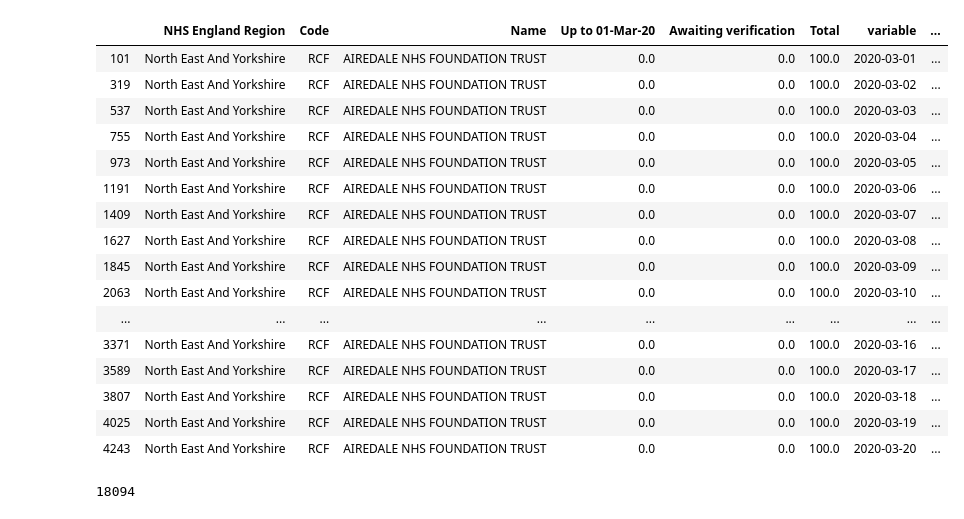
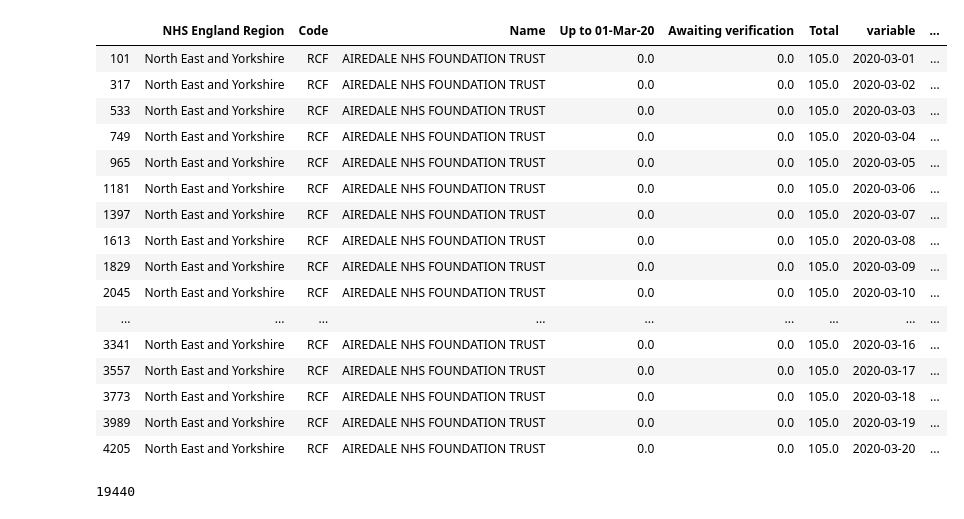
Before and after one commit to RobinL/covid_nhs_trusts, a Jupyter notebook: covid_nhs_england.ipynb, the cells around one changed output. Saved outputs shown, nothing was run; the diff lists cells and outputs as text; code cells hidden in the pictures.

```diff
--- a/covid_nhs_england.ipynb
+++ b/covid_nhs_england.ipynb
@@ -4,46 +4,48 @@ import datetime
 pd.options.display.max_rows = 100
 # %%
 df = pd.read_excel("https://www.england.nhs.uk/statistics/wp-content/uploads/sites/2/2020/05/COVID-19-total-announced-deaths-23-May-2020.xlsx", sheet_name="Tab4 Deaths by trust", skiprows=15, usecols="B:EA")
+df = pd.read_excel("https://www.england.nhs.uk/statistics/wp-content/uploads/sites/2/2020/05/COVID-19-total-announced-deaths-30-May-2020.xlsx", sheet_name="Tab4 Deaths by trust", skiprows=15, usecols="B:EA")
+
 cols = list(df.columns)
 cols = [c for c in cols if "Unnamed:" not in str(c)]
 df = df[cols]
 
 df = df.loc[:, "NHS England Region":"Total"]
 df = df.iloc[2:, :]
 
 
 
 dt_cols = [c for c in cols if type(c) == datetime.datetime]
 other_cols = [c for c in cols if type(c) != datetime.datetime]
 
 df = df.melt(id_vars = other_cols, value_vars=dt_cols)
 
 
 df = df.sort_values(["Name", "variable"])
 df["rs"] = df.groupby('Name')['value'].rolling(7).sum().reset_index(0,drop=True)
 df.head(20)
 # %% [output]
 |  | NHS England Region | Code | Name | Up to 01-Mar-20 | Awaiting verification | Total | variable | ... |
-| 101 | North East And Yorkshire | RCF | AIREDALE NHS FOUNDATION TRUST | 0.0 | 0.0 | 100.0 | 2020-03-01 | ... |
-| 319 | North East And Yorkshire | RCF | AIREDALE NHS FOUNDATION TRUST | 0.0 | 0.0 | 100.0 | 2020-03-02 | ... |
-| 537 | North East And Yorkshire | RCF | AIREDALE NHS FOUNDATION TRUST | 0.0 | 0.0 | 100.0 | 2020-03-03 | ... |
-| 755 | North East And Yorkshire | RCF | AIREDALE NHS FOUNDATION TRUST | 0.0 | 0.0 | 100.0 | 2020-03-04 | ... |
-| 973 | North East And Yorkshire | RCF | AIREDALE NHS FOUNDATION TRUST | 0.0 | 0.0 | 100.0 | 2020-03-05 | ... |
-| 1191 | North East And Yorkshire | RCF | AIREDALE NHS FOUNDATION TRUST | 0.0 | 0.0 | 100.0 | 2020-03-06 | ... |
-| 1409 | North East And Yorkshire | RCF | AIREDALE NHS FOUNDATION TRUST | 0.0 | 0.0 | 100.0 | 2020-03-07 | ... |
-| 1627 | North East And Yorkshire | RCF | AIREDALE NHS FOUNDATION TRUST | 0.0 | 0.0 | 100.0 | 2020-03-08 | ... |
-| 1845 | North East And Yorkshire | RCF | AIREDALE NHS FOUNDATION TRUST | 0.0 | 0.0 | 100.0 | 2020-03-09 | ... |
-| 2063 | North East And Yorkshire | RCF | AIREDALE NHS FOUNDATION TRUST | 0.0 | 0.0 | 100.0 | 2020-03-10 | ... |
+| 101 | North East and Yorkshire | RCF | AIREDALE NHS FOUNDATION TRUST | 0.0 | 0.0 | 105.0 | 2020-03-01 | ... |
+| 317 | North East and Yorkshire | RCF | AIREDALE NHS FOUNDATION TRUST | 0.0 | 0.0 | 105.0 | 2020-03-02 | ... |
+| 533 | North East and Yorkshire | RCF | AIREDALE NHS FOUNDATION TRUST | 0.0 | 0.0 | 105.0 | 2020-03-03 | ... |
+| 749 | North East and Yorkshire | RCF | AIREDALE NHS FOUNDATION TRUST | 0.0 | 0.0 | 105.0 | 2020-03-04 | ... |
+| 965 | North East and Yorkshire | RCF | AIREDALE NHS FOUNDATION TRUST | 0.0 | 0.0 | 105.0 | 2020-03-05 | ... |
+| 1181 | North East and Yorkshire | RCF | AIREDALE NHS FOUNDATION TRUST | 0.0 | 0.0 | 105.0 | 2020-03-06 | ... |
+| 1397 | North East and Yorkshire | RCF | AIREDALE NHS FOUNDATION TRUST | 0.0 | 0.0 | 105.0 | 2020-03-07 | ... |
+| 1613 | North East and Yorkshire | RCF | AIREDALE NHS FOUNDATION TRUST | 0.0 | 0.0 | 105.0 | 2020-03-08 | ... |
+| 1829 | North East and Yorkshire | RCF | AIREDALE NHS FOUNDATION TRUST | 0.0 | 0.0 | 105.0 | 2020-03-09 | ... |
+| 2045 | North East and Yorkshire | RCF | AIREDALE NHS FOUNDATION TRUST | 0.0 | 0.0 | 105.0 | 2020-03-10 | ... |
 | ... | ... | ... | ... | ... | ... | ... | ... | ... |
-| 3371 | North East And Yorkshire | RCF | AIREDALE NHS FOUNDATION TRUST | 0.0 | 0.0 | 100.0 | 2020-03-16 | ... |
-| 3589 | North East And Yorkshire | RCF | AIREDALE NHS FOUNDATION TRUST | 0.0 | 0.0 | 100.0 | 2020-03-17 | ... |
-| 3807 | North East And Yorkshire | RCF | AIREDALE NHS FOUNDATION TRUST | 0.0 | 0.0 | 100.0 | 2020-03-18 | ... |
-| 4025 | North East And Yorkshire | RCF | AIREDALE NHS FOUNDATION TRUST | 0.0 | 0.0 | 100.0 | 2020-03-19 | ... |
-| 4243 | North East And Yorkshire | RCF | AIREDALE NHS FOUNDATION TRUST | 0.0 | 0.0 | 100.0 | 2020-03-20 | ... |
+| 3341 | North East and Yorkshire | RCF | AIREDALE NHS FOUNDATION TRUST | 0.0 | 0.0 | 105.0 | 2020-03-16 | ... |
+| 3557 | North East and Yorkshire | RCF | AIREDALE NHS FOUNDATION TRUST | 0.0 | 0.0 | 105.0 | 2020-03-17 | ... |
+| 3773 | North East and Yorkshire | RCF | AIREDALE NHS FOUNDATION TRUST | 0.0 | 0.0 | 105.0 | 2020-03-18 | ... |
+| 3989 | North East and Yorkshire | RCF | AIREDALE NHS FOUNDATION TRUST | 0.0 | 0.0 | 105.0 | 2020-03-19 | ... |
+| 4205 | North East and Yorkshire | RCF | AIREDALE NHS FOUNDATION TRUST | 0.0 | 0.0 | 105.0 | 2020-03-20 | ... |
 # %%
 len(df)
 # %% [output]
-18094
+19440
 # %%
 import altair as alt
 
```
Also changed, not shown: parts of 6 cells of this notebook, 2 other files.
